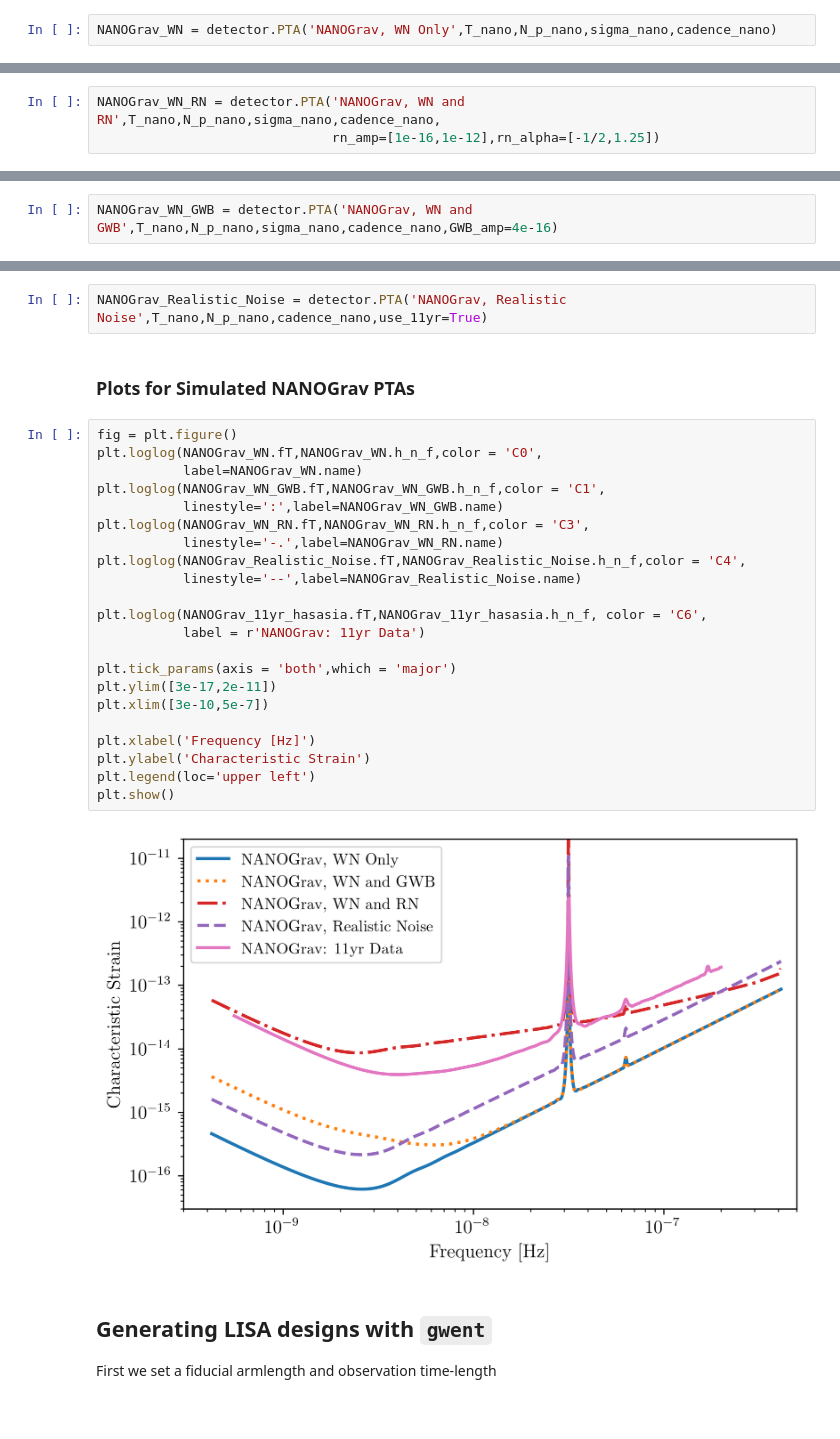
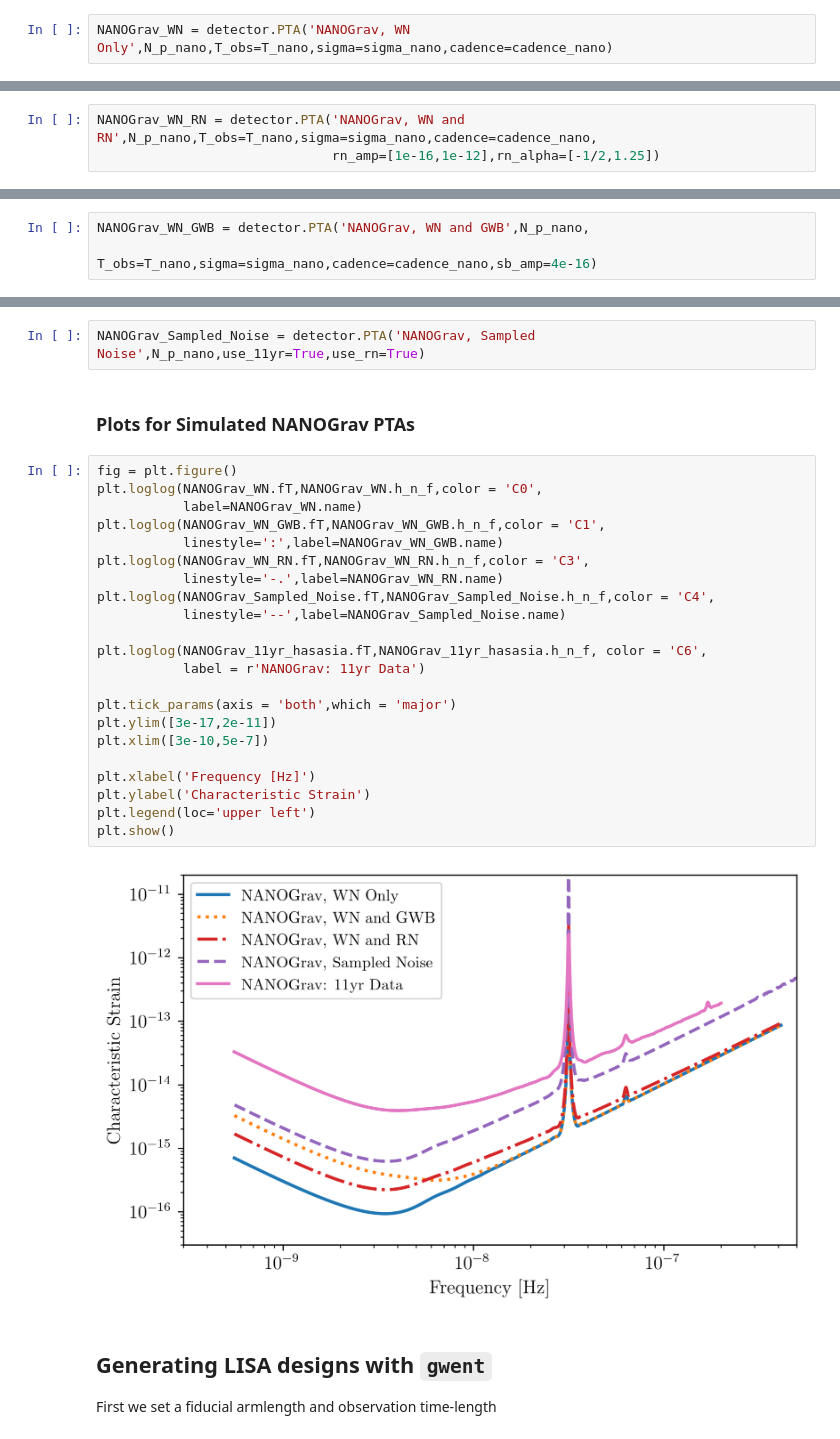
Before and after one commit to ark0015/gwent, a Jupyter notebook: docs/_static/notebooks/strain_plot_tutorial.ipynb, the cells around one changed output, grey strips where cells are left out. Saved outputs shown, nothing was run; the diff lists cells and outputs as text.

```diff
--- a/docs/_static/notebooks/strain_plot_tutorial.ipynb
+++ b/docs/_static/notebooks/strain_plot_tutorial.ipynb
@@ -276,14 +290,15 @@ cadence_nano = 1/(2*u.wk.to('yr')*u.yr) #Avg observation cadence of 1 every 2 we
 # %% [markdown]
 NANOGrav with White Noise only
 # %%
-NANOGrav_WN = detector.PTA('NANOGrav, WN Only',T_nano,N_p_nano,sigma_nano,cadence_nano)
+NANOGrav_WN = detector.PTA('NANOGrav, WN Only',N_p_nano,T_obs=T_nano,sigma=sigma_nano,cadence=cadence_nano)
 # %% [markdown]
 NANOGrav with White and Varied Red Noise
 # %%
-NANOGrav_WN_RN = detector.PTA('NANOGrav, WN and RN',T_nano,N_p_nano,sigma_nano,cadence_nano,
+NANOGrav_WN_RN = detector.PTA('NANOGrav, WN and RN',N_p_nano,T_obs=T_nano,sigma=sigma_nano,cadence=cadence_nano,
                               rn_amp=[1e-16,1e-12],rn_alpha=[-1/2,1.25])
 # %% [markdown]
 NANOGrav with White Noise and a Stochastic Gravitational Wave Background
 # %%
-NANOGrav_WN_GWB = detector.PTA('NANOGrav, WN and GWB',T_nano,N_p_nano,sigma_nano,cadence_nano,GWB_amp=4e-16)
+NANOGrav_WN_GWB = detector.PTA('NANOGrav, WN and GWB',N_p_nano,
+                               T_obs=T_nano,sigma=sigma_nano,cadence=cadence_nano,sb_amp=4e-16)
 # %% [markdown]
@@ -291,31 +306,31 @@ NANOGrav with Realistic Noise for each pulsar, no GWB
 # %%
-NANOGrav_Realistic_Noise = detector.PTA('NANOGrav, Realistic Noise',T_nano,N_p_nano,cadence_nano,use_11yr=True)
+NANOGrav_Sampled_Noise = detector.PTA('NANOGrav, Sampled Noise',N_p_nano,use_11yr=True,use_rn=True)
 # %% [markdown]
 ### Plots for Simulated NANOGrav PTAs
 # %%
 fig = plt.figure()
 plt.loglog(NANOGrav_WN.fT,NANOGrav_WN.h_n_f,color = 'C0',
            label=NANOGrav_WN.name)
 plt.loglog(NANOGrav_WN_GWB.fT,NANOGrav_WN_GWB.h_n_f,color = 'C1',
            linestyle=':',label=NANOGrav_WN_GWB.name)
 plt.loglog(NANOGrav_WN_RN.fT,NANOGrav_WN_RN.h_n_f,color = 'C3',
            linestyle='-.',label=NANOGrav_WN_RN.name)
-plt.loglog(NANOGrav_Realistic_Noise.fT,NANOGrav_Realistic_Noise.h_n_f,color = 'C4',
-           linestyle='--',label=NANOGrav_Realistic_Noise.name)
+plt.loglog(NANOGrav_Sampled_Noise.fT,NANOGrav_Sampled_Noise.h_n_f,color = 'C4',
+           linestyle='--',label=NANOGrav_Sampled_Noise.name)
 
 plt.loglog(NANOGrav_11yr_hasasia.fT,NANOGrav_11yr_hasasia.h_n_f, color = 'C6',
            label = r'NANOGrav: 11yr Data')
 
 plt.tick_params(axis = 'both',which = 'major')
 plt.ylim([3e-17,2e-11])
 plt.xlim([3e-10,5e-7])
 
 plt.xlabel('Frequency [Hz]')
 plt.ylabel('Characteristic Strain')
 plt.legend(loc='upper left')
 plt.show()
 # %% [output]
-[figure, old version]
+[figure, new version]
 # %% [markdown]
 ## Generating LISA designs with `gwent`
 
```
Also changed, not shown: parts of 27 cells of this notebook, 9 other files.
